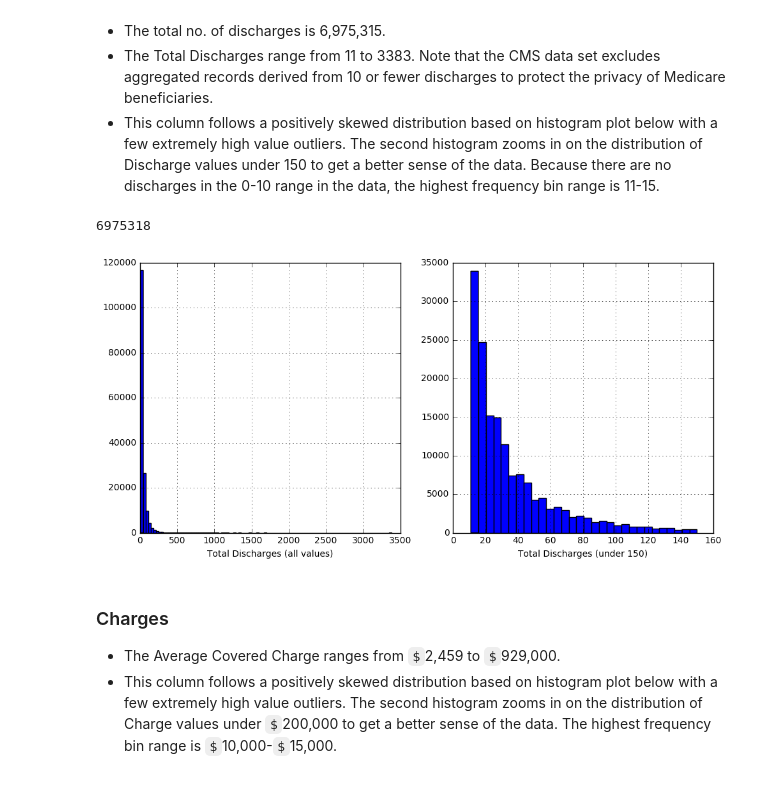
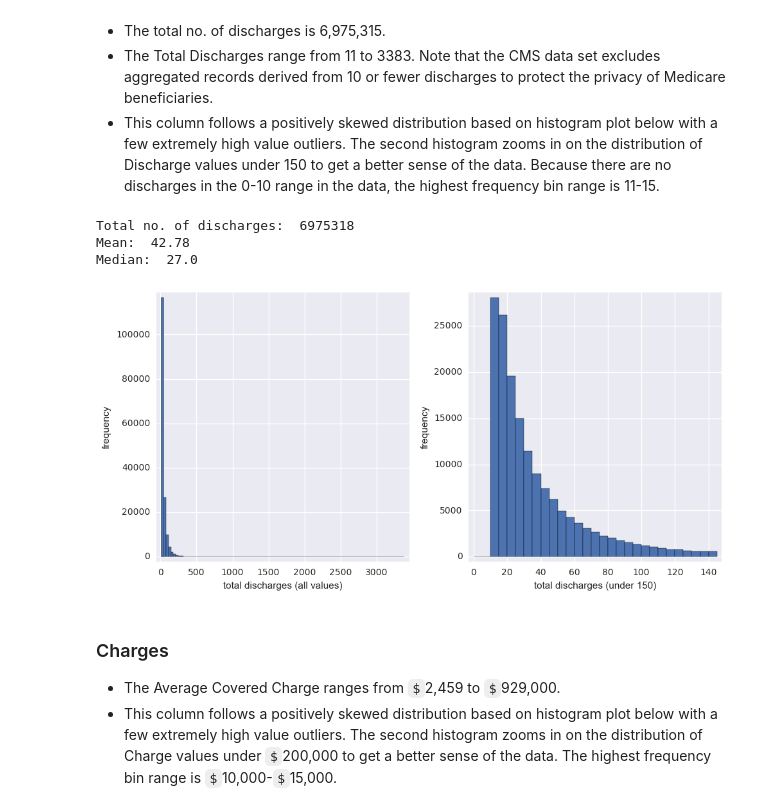
Before and after one commit to nikshetty/projects, a Jupyter notebook: exploring-healthcare-costs.ipynb, the cells around one changed output. Cells and saved outputs as stored; diff of their text form; code cells hidden in the pictures.

Commit message:
used seaborn for histograms
used seaborn for histograms

```diff
--- a/exploring-healthcare-costs.ipynb
+++ b/exploring-healthcare-costs.ipynb
@@ -242,25 +242,39 @@ ipps.describe()
 # %%
 # total no. of discharges considered in the dataset
 total_discharges = ipps["tot_dischgs"].sum()
-print(total_discharges)
+print('Total no. of discharges: ','{0:}'.format(total_discharges))
+mean_discharges = np.mean(ipps["tot_dischgs"])
+print('Mean: ','{0:,.2f}'.format(mean_discharges))
+median_discharges = np.median(ipps["tot_dischgs"])
+print('Median: ','{0:}'.format(median_discharges))
 # %% [output]
-6975318
+Total no. of discharges:  6975318
+Mean:  42.78
+Median:  27.0
 # %%
 %matplotlib inline
+import numpy as np
 import matplotlib.pyplot as plt
+import seaborn as sns
+sns.set()
 plt.subplots(1, 2, figsize=(10, 5))
 
 plt.subplot(1, 2, 1)
 ipps["tot_dischgs"].hist(bins=100)
-plt.xlabel("Total Discharges (all values)")
+plt.xlabel("total discharges (all values)")
+plt.ylabel("frequency")
+plt.margins(0.02)
 
 plt.subplot(1, 2, 2)
-ipps[ipps["tot_dischgs"] <= 150]["tot_dischgs"].hist(bins=30)
-plt.xlabel("Total Discharges (under 150)")
+bin_edges = np.arange(0, 150, 5)
+ipps[ipps["tot_dischgs"] <= 150]["tot_dischgs"].hist(bins=bin_edges)
+plt.xlabel("total discharges (under 150)")
+plt.ylabel("frequency")
+plt.margins(0.02)
 plt.tight_layout() #minimize overlap
 plt.show()
 # %% [output]
-[figure, old version]
+[figure, new version]
 # %% [markdown]
 ### Charges
 * The Average Covered Charge ranges from `$`2,459 to `$`929,000.
```
Also changed, not shown: parts of 6 cells of this notebook.
